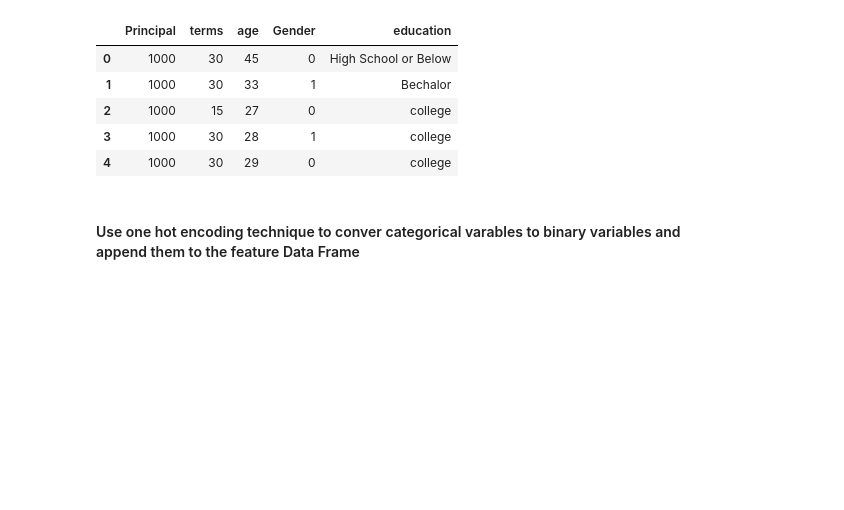
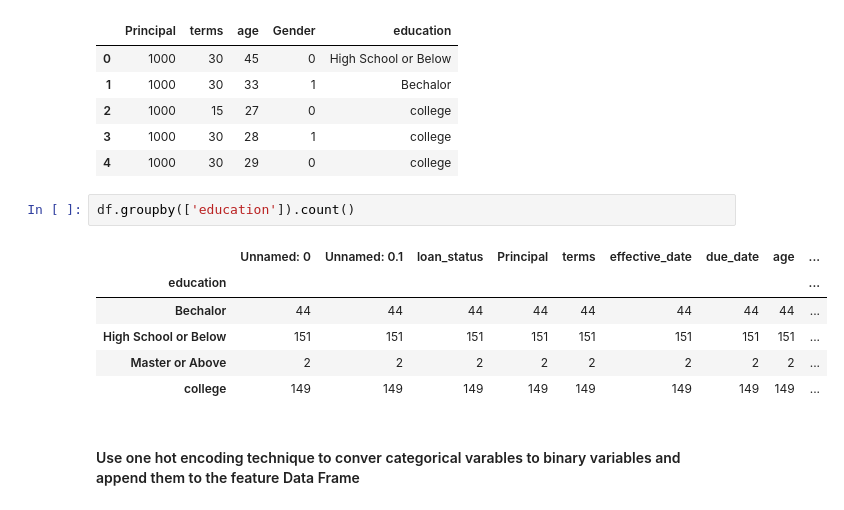
Before and after one commit to wmhuca/courersa_capstone_project, a Jupyter notebook: Module 8 Assignment.ipynb, the cells around one changed output. Cells and saved outputs as stored; diff of their text form; blank space fills up the shorter version.

```diff
--- a/Module 8 Assignment.ipynb
+++ b/Module 8 Assignment.ipynb
@@ -211,6 +241,15 @@ df[['Principal','terms','age','Gender','education']].head()
 | 2 | 1000 | 15 | 27 | 0 | college |
 | 3 | 1000 | 30 | 28 | 1 | college |
 | 4 | 1000 | 30 | 29 | 0 | college |
+# %%
+df.groupby(['education']).count()
+# %% [output]
+|  | Unnamed: 0 | Unnamed: 0.1 | loan_status | Principal | terms | effective_date | due_date | age | ... |
+| education |  |  |  |  |  |  |  |  | ... |
+| Bechalor | 44 | 44 | 44 | 44 | 44 | 44 | 44 | 44 | ... |
+| High School or Below | 151 | 151 | 151 | 151 | 151 | 151 | 151 | 151 | ... |
+| Master or Above | 2 | 2 | 2 | 2 | 2 | 2 | 2 | 2 | ... |
+| college | 149 | 149 | 149 | 149 | 149 | 149 | 149 | 149 | ... |
 # %% [markdown]
 #### Use one hot encoding technique to conver categorical varables to binary variables and append them to the feature Data Frame
 # %%
```
Also changed, not shown: parts of 50 cells of this notebook.
